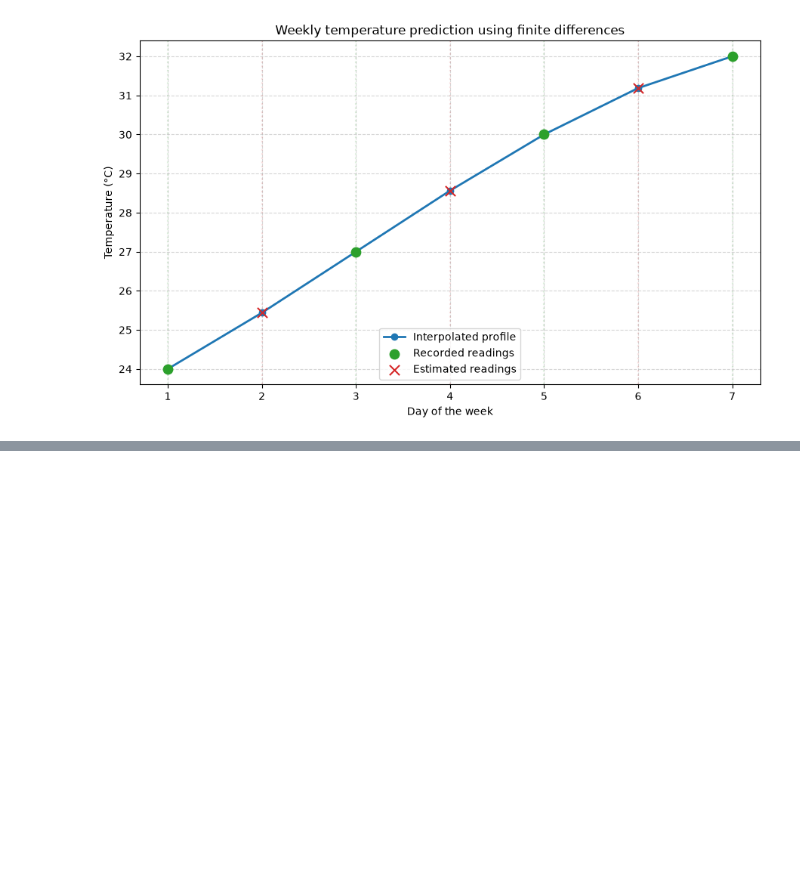
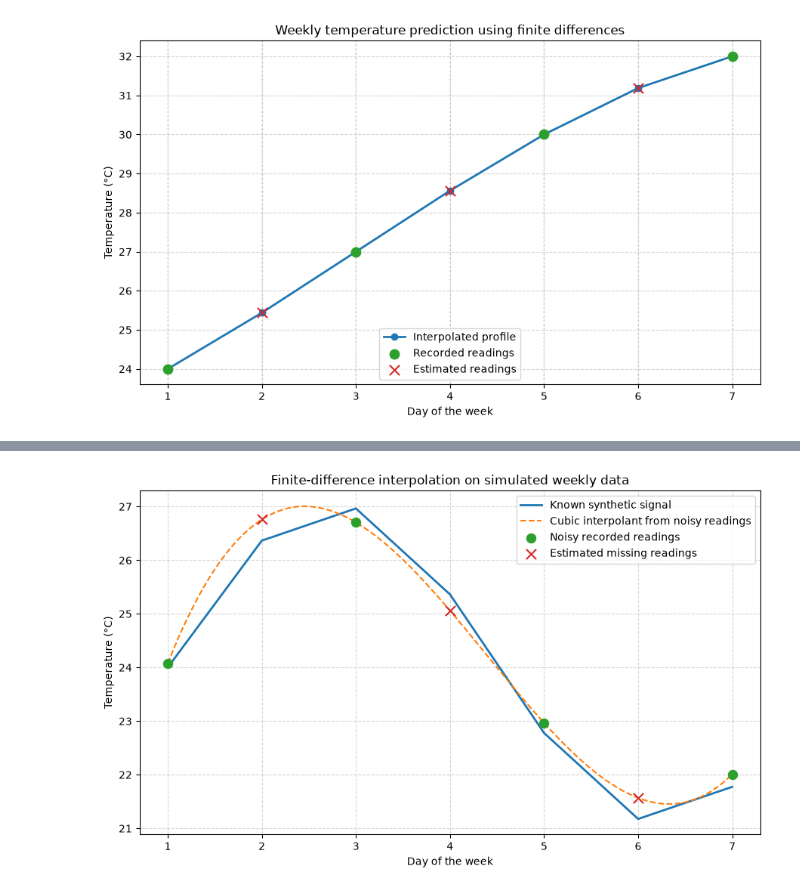
Before and after one commit to paulebil/temperature_prediction, a Jupyter notebook: temperature_prediction_notebook.ipynb, the cells around one changed output, grey strips where cells are left out. Saved outputs shown, nothing was run; the diff lists cells and outputs as text; code cells hidden in the pictures; blank space fills up the shorter version.

```diff
--- a/temperature_prediction_notebook.ipynb
+++ b/temperature_prediction_notebook.ipynb
@@ -522,0 +534,86 @@ plt.show()
+# %%
+simulation_days = np.arange(1.0, 8.0)
+simulation_recorded_days = np.array([1.0, 3.0, 5.0, 7.0])
+simulation_missing_days = np.array([2.0, 4.0, 6.0])
+simulation_noise_sigma = 0.25
+simulation_rng = np.random.default_rng(seed=42)
+
+def simulated_true_temperature(day_values):
+    """Return the known synthetic weekly temperature signal in degrees Celsius."""
+    day_values = np.asarray(day_values, dtype=float)
+    return 24.0 + 3.0 * np.sin(2.0 * np.pi * (day_values - 1.0) / 7.0) + 0.02 * (day_values - 1.0)
+
+simulation_true_daily = simulated_true_temperature(simulation_days)
+simulation_recorded_indices = simulation_recorded_days.astype(int) - 1
+simulation_recorded_true = simulation_true_daily[simulation_recorded_indices]
+simulation_recorded_noise = simulation_rng.normal(
+    loc=0.0, scale=simulation_noise_sigma, size=simulation_recorded_days.size
+)
+simulation_recorded_temperatures = simulation_recorded_true + simulation_recorded_noise
+simulation_observations_table = pd.DataFrame({
+    "Recorded day": simulation_recorded_days.astype(int),
+    "True temperature (°C)": simulation_recorded_true,
+    "Added noise (°C)": simulation_recorded_noise,
+    "Noisy observation (°C)": simulation_recorded_temperatures,
+})
+simulation_estimates = np.array([
+    newton_forward_interpolation(
+        day, simulation_recorded_days, simulation_recorded_temperatures
+    )
+    for day in simulation_missing_days
+])
+simulation_true_missing = simulated_true_temperature(simulation_missing_days)
+simulation_signed_errors = simulation_estimates - simulation_true_missing
+simulation_absolute_errors = np.abs(simulation_signed_errors)
+
+simulation_error_table = pd.DataFrame({
+    "Missing day": simulation_missing_days.astype(int),
+    "True temperature (°C)": simulation_true_missing,
+    "Noisy-data estimate (°C)": simulation_estimates,
+    "Signed error (°C)": simulation_signed_errors,
+    "Absolute error (°C)": simulation_absolute_errors,
+})
+simulation_error_metrics = pd.DataFrame([{
+    "Noise σ (°C)": simulation_noise_sigma,
+    "MAE (°C)": float(np.mean(simulation_absolute_errors)),
+    "RMSE (°C)": float(np.sqrt(np.mean(simulation_signed_errors ** 2))),
+    "Maximum absolute error (°C)": float(np.max(simulation_absolute_errors)),
+}])
+display(simulation_observations_table.round(3))
+display(simulation_error_table.round(3))
+display(simulation_error_metrics.round(3))
+
+simulation_plot_days = np.linspace(1.0, 7.0, 200)
+simulation_interpolant = np.array([
+    newton_forward_interpolation(
+        day, simulation_recorded_days, simulation_recorded_temperatures
+    )
+    for day in simulation_plot_days
+])
+
+fig, ax = plt.subplots(figsize=(9, 5.5))
+ax.plot(simulation_days, simulation_true_daily, linewidth=2, label="Known synthetic signal")
+ax.plot(simulation_plot_days, simulation_interpolant, linestyle="--", label="Cubic interpolant from noisy readings")
+ax.scatter(simulation_recorded_days, simulation_recorded_temperatures, s=75, color="tab:green", label="Noisy recorded readings", zorder=3)
+ax.scatter(simulation_missing_days, simulation_estimates, marker="x", s=90, color="tab:red", label="Estimated missing readings", zorder=4)
+ax.set_xlabel("Day of the week")
+ax.set_ylabel("Temperature (°C)")
+ax.set_title("Finite-difference interpolation on simulated weekly data")
+ax.set_xticks(simulation_days)
+ax.grid(True, linestyle="--", alpha=0.5)
+ax.legend()
+fig.tight_layout()
+plt.show()
+
+fig, ax = plt.subplots(figsize=(7.5, 4.5))
+bar_colors = ["tab:red" if error >= 0 else "tab:blue" for error in simulation_signed_errors]
+ax.bar(simulation_missing_days, simulation_signed_errors, color=bar_colors)
+ax.axhline(0.0, color="black", linewidth=1)
+ax.set_xlabel("Missing day")
+ax.set_ylabel("Estimate − true temperature (°C)")
+ax.set_title("Interpolation error at the missing days")
+ax.set_xticks(simulation_missing_days)
+ax.grid(True, axis="y", linestyle="--", alpha=0.5)
+fig.tight_layout()
+plt.show()
+# %% [output]
@@ -522,0 +631 @@ plt.show()
+[figure, added]
```
Also changed, not shown: parts of 7 cells of this notebook, 4 other files.
